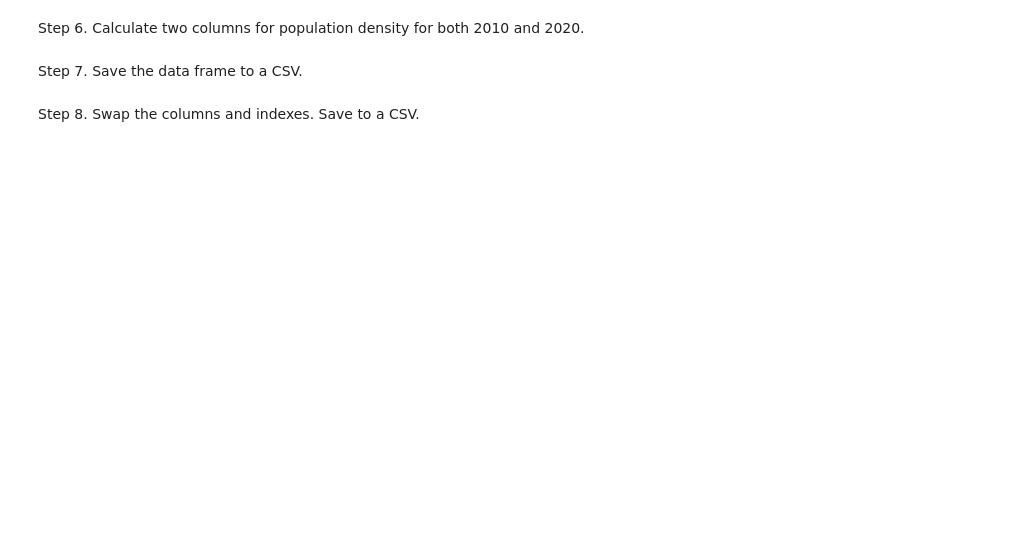
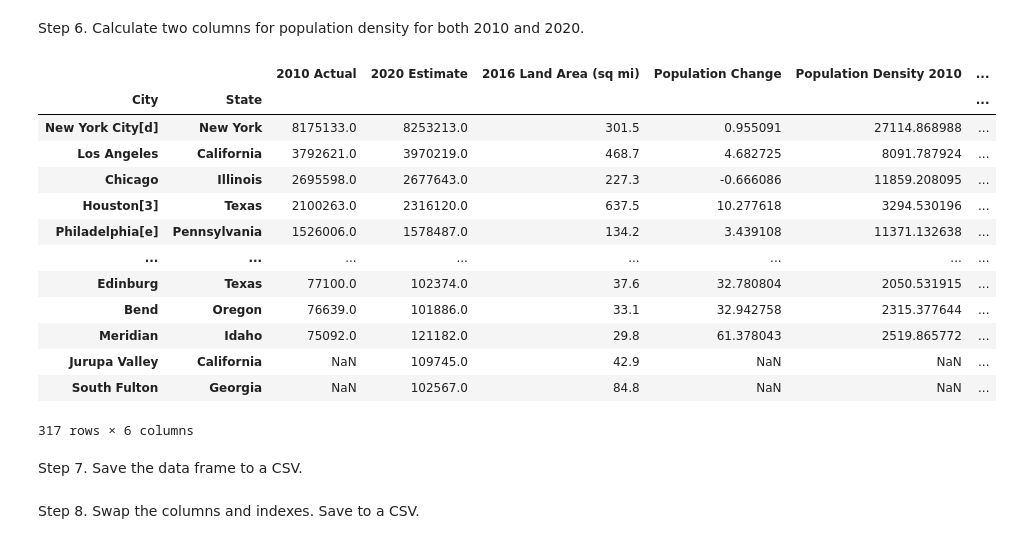
Before and after one commit to t4d-classes/advanced-python_10242022, a Jupyter notebook: jupyter/exercises/04_Exercise.ipynb, the cells around one changed output. Cells and saved outputs as stored; diff of their text form; code cells hidden in the pictures; blank space fills up the shorter version.

```diff
--- a/jupyter/exercises/04_Exercise.ipynb
+++ b/jupyter/exercises/04_Exercise.ipynb
@@ -8,3 +48,11 @@ Step 1. Use the file `us_cities_by_population_2010.csv` to create a data series.
 Step 2. Use the file `us_cities_by_population_2020.csv` to create a data series. Display the data series. The city/state should be the index.
 # %%
 # Step 2 Solution
+
+cities_2020_file_name = "data\\us_cities_by_population_2020.csv"
+cities_2020 = pd.read_csv(cities_2020_file_name, index_col=[1,2])
+cities_2020["2020 Estimate"] = cities_2020["2020 Estimate"].apply(to_float_or_nan)
+
+print(cities_2020.index)
+print(cities_2020.dtypes)
+cities_2020
@@ -12,3 +92,26 @@ Step 2. Use the file `us_cities_by_population_2020.csv` to create a data series.
 Step 3. Produce a data frame using the two data series/frames. Display the data frame below.
 # %%
 # Step 3 Solution
+
+# cities_data = pd.DataFrame({
+#     "Rank 1": cities_2010["Rank"],
+#     "2010 Actual": cities_2010["2010 Actual"],
+#     "Rank 2": cities_2020["Rank"],
+#     "2020 Estimate": cities_2020["2020 Estimate"],
+# })
+
+# cities_2010.columns = ["Rank 1", "2010 Actual"]
+# cities_2020.columns = ["Rank 2", "2020 Estimate"]
+
+del cities_2010["Rank"]
+del cities_2020["Rank"]
+
+# Or drop the column
+# cities_2010.drop("Rank", axis=1, inplace=True)
+# cities_2020.drop(columns=["Rank"], inplace=True)
+
+cities_data = cities_2010.join(cities_2020)
+
+# cities_data = cities_2010.join(cities_2020, rsuffix=" 2")
+
+cities_data
@@ -20,3 +169,7 @@ Step 4. Load the 2016 land area for each city from the `us_cities_by_land_area_2
 Step 5. Calculate a new column for the percent change in population from 2010 to 2020.
 # %%
 # Step 5 Solution
+
+cities_data["Population Change"] = (cities_data["2020 Estimate"] - cities_data["2010 Actual"]) / cities_data["2010 Actual"] * 100
+
+cities_data.head()
@@ -24,6 +185,25 @@ Step 5. Calculate a new column for the percent change in population from 2010 to
 Step 6. Calculate two columns for population density for both 2010 and 2020.
 # %%
 # Step 6 Solution
+cities_data["Population Density 2010"] = cities_data["2010 Actual"] / cities_data["2016 Land Area (sq mi)"]
+cities_data["Population Density 2020"] = cities_data["2020 Estimate"] / cities_data["2016 Land Area (sq mi)"]
+
+cities_data
+# %% [output]
+|  |  | 2010 Actual | 2020 Estimate | 2016 Land Area (sq mi) | Population Change | Population Density 2010 | ... |
+| City | State |  |  |  |  |  | ... |
+| New York City[d] | New York | 8175133.0 | 8253213.0 | 301.5 | 0.955091 | 27114.868988 | ... |
+| Los Angeles | California | 3792621.0 | 3970219.0 | 468.7 | 4.682725 | 8091.787924 | ... |
+| Chicago | Illinois | 2695598.0 | 2677643.0 | 227.3 | -0.666086 | 11859.208095 | ... |
+| Houston[3] | Texas | 2100263.0 | 2316120.0 | 637.5 | 10.277618 | 3294.530196 | ... |
+| Philadelphia[e] | Pennsylvania | 1526006.0 | 1578487.0 | 134.2 | 3.439108 | 11371.132638 | ... |
+| ... | ... | ... | ... | ... | ... | ... | ... |
+| Edinburg | Texas | 77100.0 | 102374.0 | 37.6 | 32.780804 | 2050.531915 | ... |
+| Bend | Oregon | 76639.0 | 101886.0 | 33.1 | 32.942758 | 2315.377644 | ... |
+| Meridian | Idaho | 75092.0 | 121182.0 | 29.8 | 61.378043 | 2519.865772 | ... |
+| Jurupa Valley | California | NaN | 109745.0 | 42.9 | NaN | NaN | ... |
+| South Fulton | Georgia | NaN | 102567.0 | 84.8 | NaN | NaN | ... |
+317 rows × 6 columns
 # %% [markdown]
 Step 7. Save the data frame to a CSV.
 # %%
```
Also changed, not shown: parts of 7 cells of this notebook, 2 other files.
